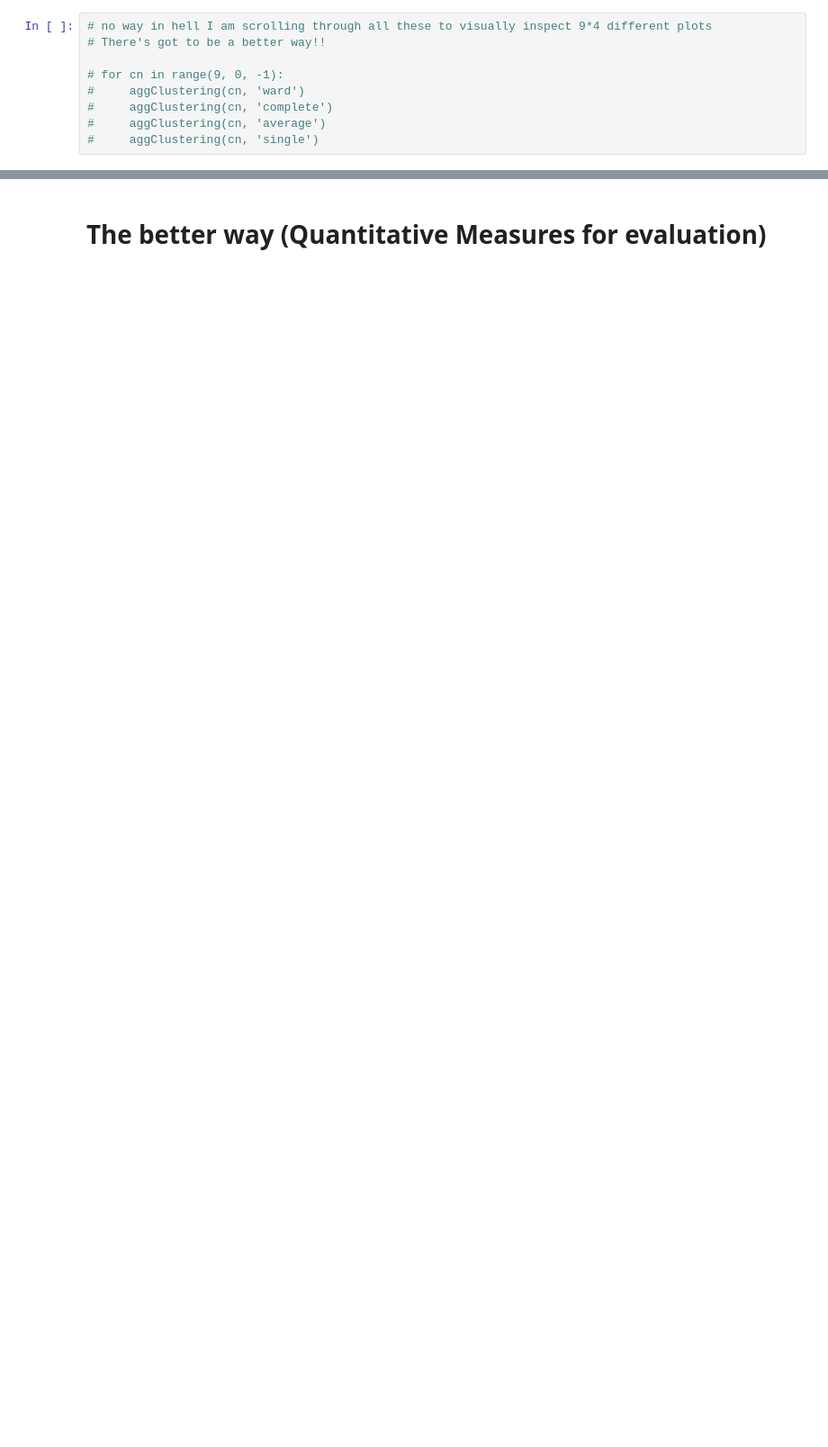
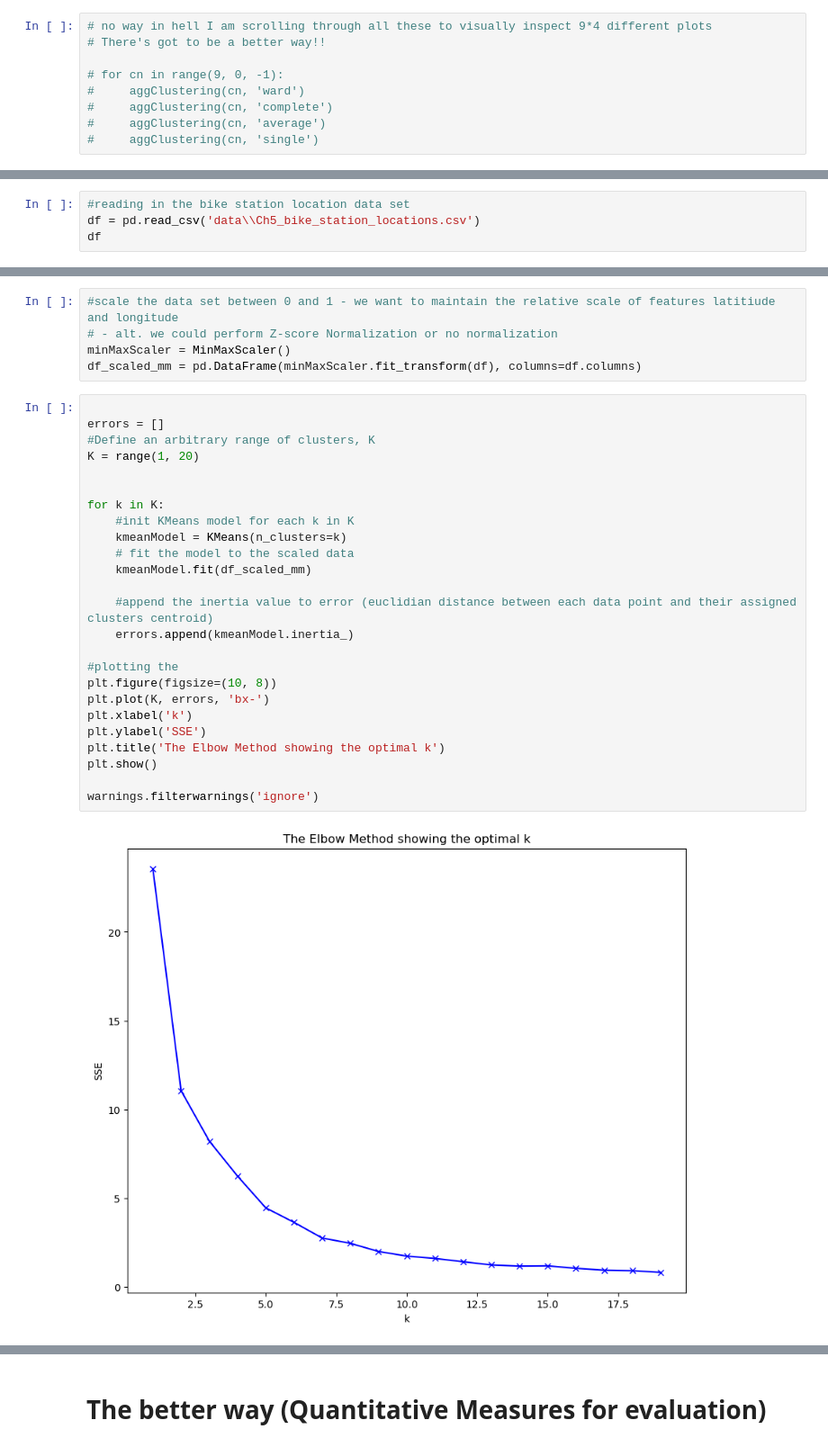
Before and after one commit to hsahmad112/DataAndThingsW2025, a Jupyter notebook: exercise_10.ipynb, the cells around one changed output, grey strips where cells are left out. Shown: that part at 90% size. Drawn from its saved outputs; the diff is of its cells as text; blank space fills up the shorter version.

```diff
--- a/exercise_10.ipynb
+++ b/exercise_10.ipynb
@@ -176,0 +250,4 @@ cut off at height 0.3 on linkage = average i.e the 4 major branches
+# %%
+#reading in the bike station location data set
+df = pd.read_csv('data\\Ch5_bike_station_locations.csv')
+df
@@ -176,0 +268,32 @@ cut off at height 0.3 on linkage = average i.e the 4 major branches
+# %%
+#scale the data set between 0 and 1 - we want to maintain the relative scale of features latitiude and longitude
+# - alt. we could perform Z-score Normalization or no normalization
+minMaxScaler = MinMaxScaler()
+df_scaled_mm = pd.DataFrame(minMaxScaler.fit_transform(df), columns=df.columns)
+# %%
+
+errors = []
+#Define an arbitrary range of clusters, K
+K = range(1, 20)
+
+
+for k in K:
+    #init KMeans model for each k in K
+    kmeanModel = KMeans(n_clusters=k)
+    # fit the model to the scaled data
+    kmeanModel.fit(df_scaled_mm)
+
+    #append the inertia value to error (euclidian distance between each data point and their assigned clusters centroid)
+    errors.append(kmeanModel.inertia_)
+
+#plotting the
+plt.figure(figsize=(10, 8))
+plt.plot(K, errors, 'bx-')
+plt.xlabel('k')
+plt.ylabel('SSE')
+plt.title('The Elbow Method showing the optimal k')
+plt.show()
+
+warnings.filterwarnings('ignore')
+# %% [output]
+[figure, added]
```
Also changed, not shown: parts of 31 cells of this notebook.
